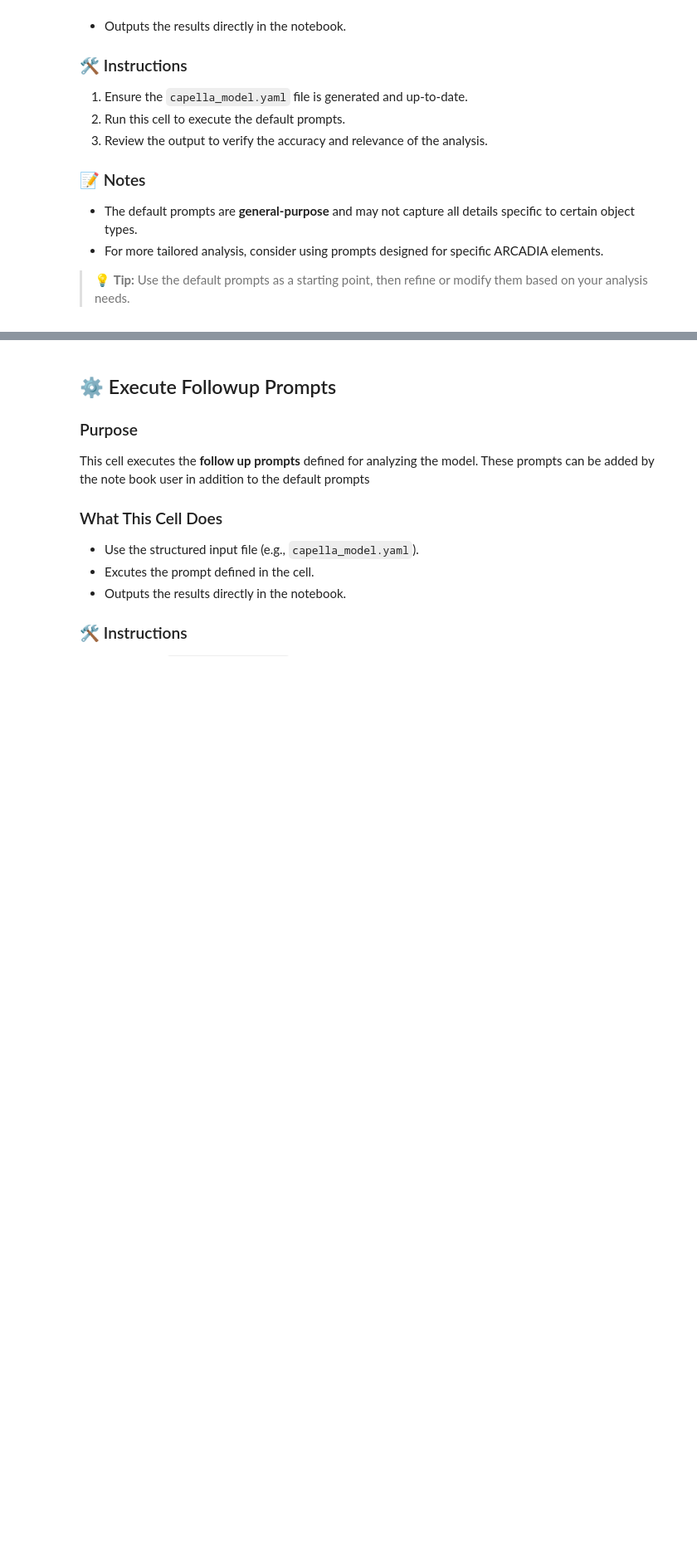
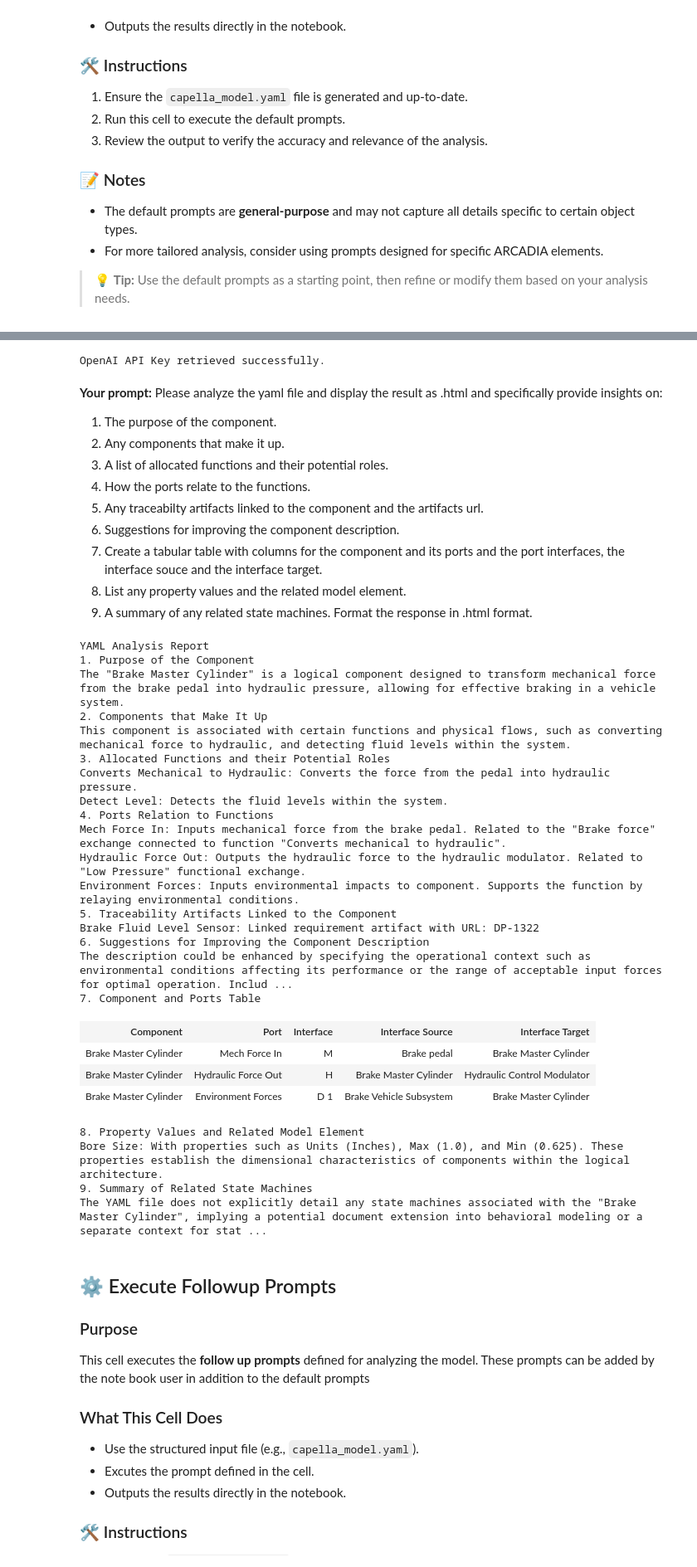
Before and after one commit to tkSDISW/Capella_Tools, a Jupyter notebook: Auto Example/Notebook/MBSE Assistant.ipynb, the cells around one changed output, grey strips where cells are left out. Shown at 83% size. Drawn from its saved outputs; the diff is of its cells as text; code cells hidden in the pictures; blank space fills up the shorter version.

```diff
--- a/Auto Example/Notebook/MBSE Assistant.ipynb
+++ b/Auto Example/Notebook/MBSE Assistant.ipynb
@@ -344,8 +346,7 @@ elif object["type"] ==  "Diagram" :
     prompt = diagram_prompt
 else :
     prompt = default_prompt
-# Display Prompt
-display(Markdown(f"# The architecture is analyzed by ChatGPT with following prompt.\n {prompt}\n"))
+
 
 # Step 1: Get YAML content
 yaml_content = yaml_handler.get_yaml_content()
@@ -354,3 +355,4 @@ yaml_content = yaml_handler.get_yaml_content()
 analyzer = Open_AI_RAG_manager.ChatGPTAnalyzer(yaml_content)
 analyzer.initial_prompt(prompt)
 chatgpt_response = analyzer.get_response()
+# %% [output]
@@ -357,3 +372,41 @@ chatgpt_response = analyzer.get_response()
+OpenAI API Key retrieved successfully.
+**Your prompt:**
+Please analyze the yaml file and display the result as .html and specifically provide insights on:
+1. The purpose of the component.
+2. Any components that make it up.
+3. A list of allocated functions and their potential roles.
+4. How the ports relate to the functions.
+5. Any traceabilty artifacts linked to the component and the artifacts url.
+6. Suggestions for improving the component description.
+7. Create a tabular table with columns for the component and its ports and the port interfaces, the interface souce and the interface target.
+8. List any property values and the related model element.
+9. A summary of any related state machines.
+ Format the response in .html format.
+YAML Analysis Report
+1. Purpose of the Component
+The "Brake Master Cylinder" is a logical component designed to transform mechanical force from the brake pedal into hydraulic pressure, allowing for effective braking in a vehicle system.
+2. Components that Make It Up
+This component is associated with certain functions and physical flows, such as converting mechanical force to hydraulic, and detecting fluid levels within the system.
+3. Allocated Functions and their Potential Roles
+Converts Mechanical to Hydraulic: Converts the force from the pedal into hydraulic pressure.
+Detect Level: Detects the fluid levels within the system.
+4. Ports Relation to Functions
+Mech Force In: Inputs mechanical force from the brake pedal. Related to the "Brake force" exchange connected to function "Converts mechanical to hydraulic".
+Hydraulic Force Out: Outputs the hydraulic force to the hydraulic modulator. Related to "Low Pressure" functional exchange.
+Environment Forces: Inputs environmental impacts to component. Supports the function by relaying environmental conditions.
+5. Traceability Artifacts Linked to the Component
+Brake Fluid Level Sensor: Linked requirement artifact with URL: DP-1322
+6. Suggestions for Improving the Component Description
+The description could be enhanced by specifying the operational context such as environmental conditions affecting its performance or the range of acceptable input forces for optimal operation. Includ ...
+7. Component and Ports Table
+| Component | Port | Interface | Interface Source | Interface Target |
+| Brake Master Cylinder | Mech Force In | M | Brake pedal | Brake Master Cylinder |
+| Brake Master Cylinder | Hydraulic Force Out | H | Brake Master Cylinder | Hydraulic Control Modulator |
+| Brake Master Cylinder | Environment Forces | D 1 | Brake Vehicle Subsystem | Brake Master Cylinder |
+8. Property Values and Related Model Element
+Bore Size: With properties such as Units (Inches), Max (1.0), and Min (0.625). These properties establish the dimensional characteristics of components within the logical architecture.
+9. Summary of Related State Machines
+The YAML file does not explicitly detail any state machines associated with the "Brake Master Cylinder", implying a potential document extension into behavioral modeling or a separate context for stat ...
 # %% [markdown]
 ## ⚙️ Execute Followup Prompts
 
```
Also changed, not shown: parts of 4 cells of this notebook, 5 other files.
